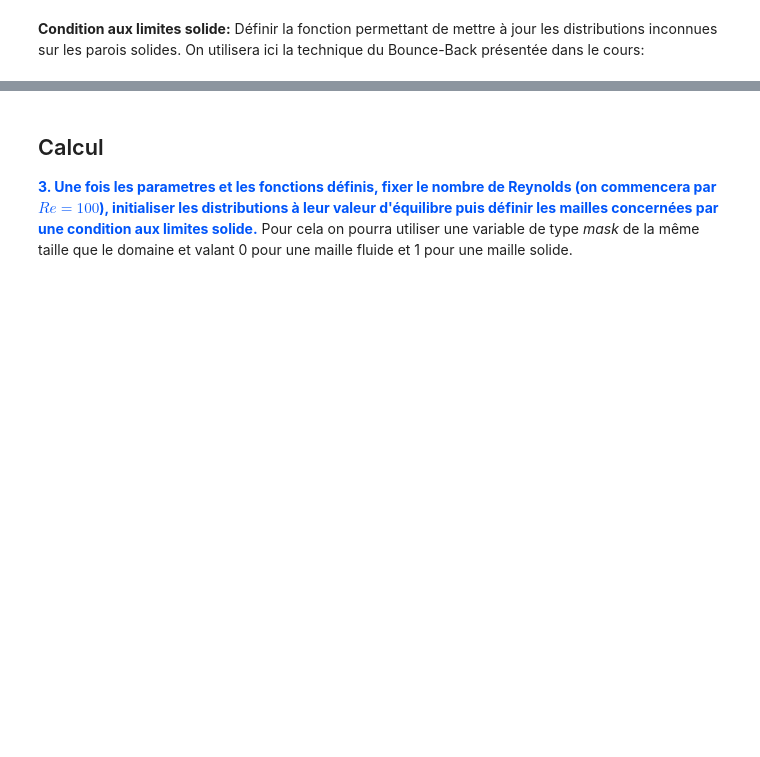
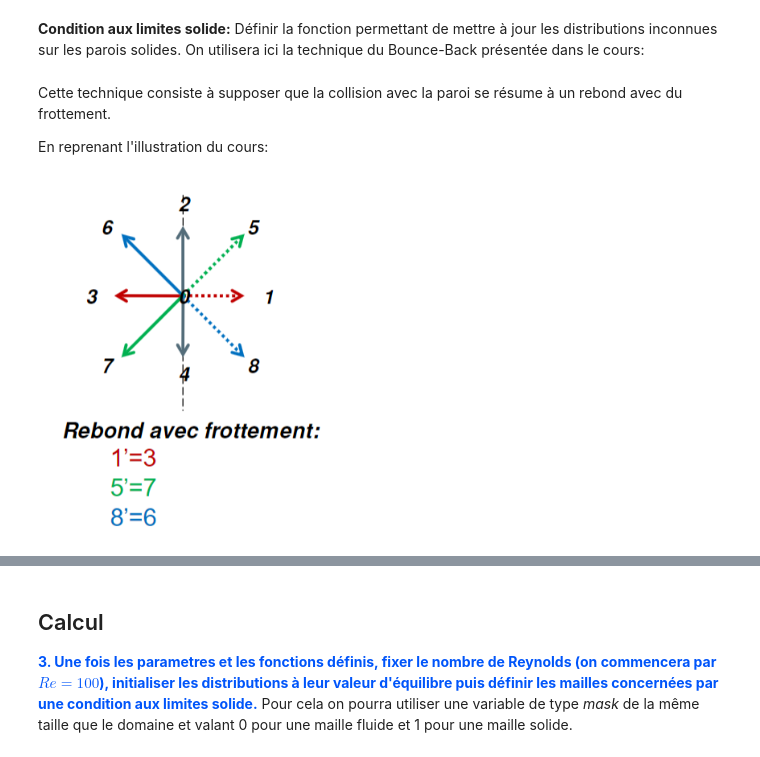
Before and after one commit to roomate/Lattice-Boltzmann-Method, a Jupyter notebook: TP2.ipynb, the cells around one changed output, grey strips where cells are left out. Drawn from its saved outputs; the diff is of its cells as text; code cells hidden in the pictures; blank space fills up the shorter version.

```diff
--- a/TP2.ipynb
+++ b/TP2.ipynb
@@ -22,7 +22,10 @@ Tous les résultats, discussions, analyses, doivent donc être inclus dans le fi
 import numpy as np
 import matplotlib.pyplot as plt
 import time
-fs=20
+from IPython.display import HTML, display
+from IPython.display import Image
+
+fs=15
 # plt.style.use('seaborn-dark')
 plt.rc('xtick',labelsize=fs)
 plt.rc('ytick',labelsize=fs)
@@ -206,0 +254,8 @@ def wall2(gcoll,g,mask):
+# %% [markdown]
+Cette technique consiste à supposer que la collision avec la paroi se résume à un rebond avec du frottement.
+
+En reprenant l'illustration du cours:
+# %%
+Image("/content/CL.PNG", width = 300, height = 300)
+# %% [output]
+[figure, added]
```
Also changed, not shown: parts of 25 cells of this notebook.
